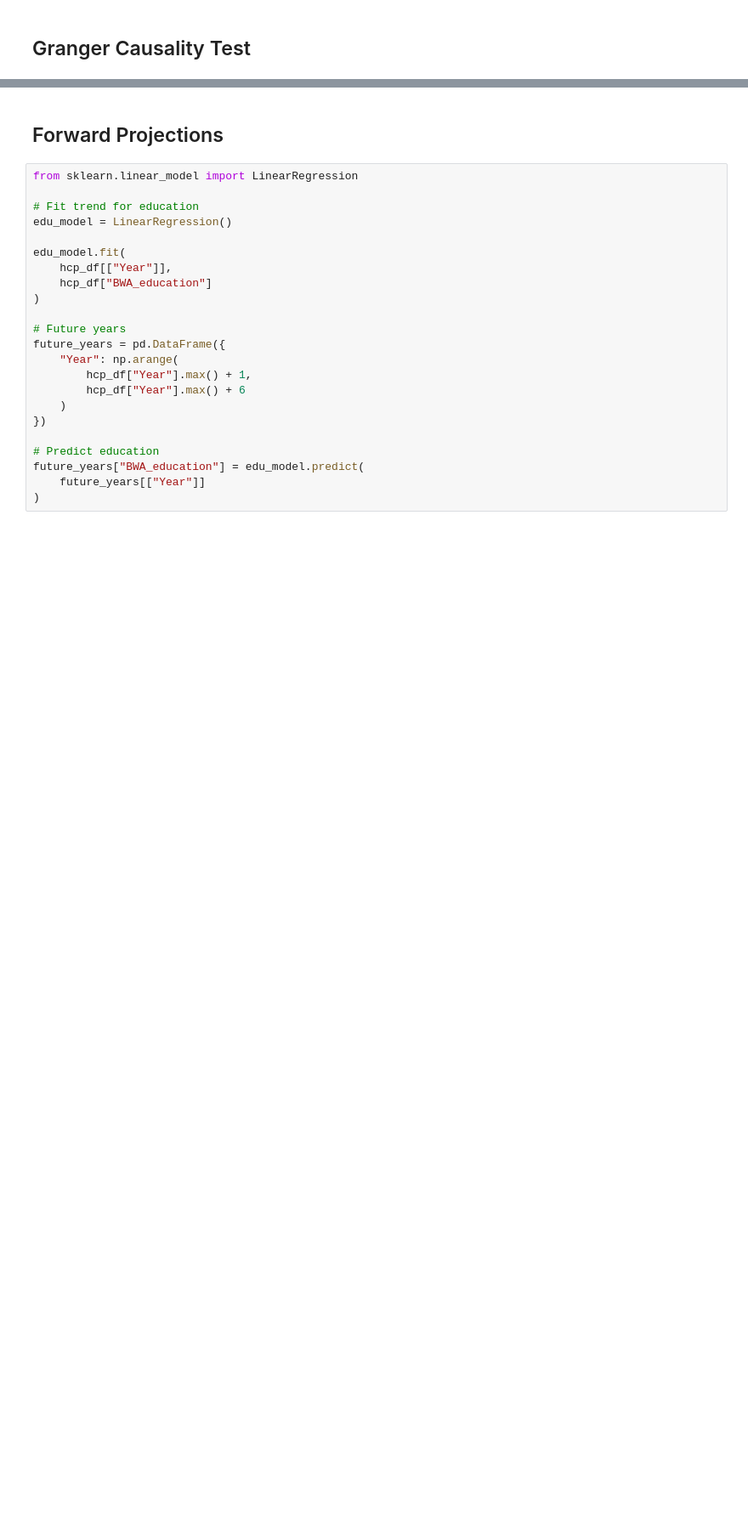
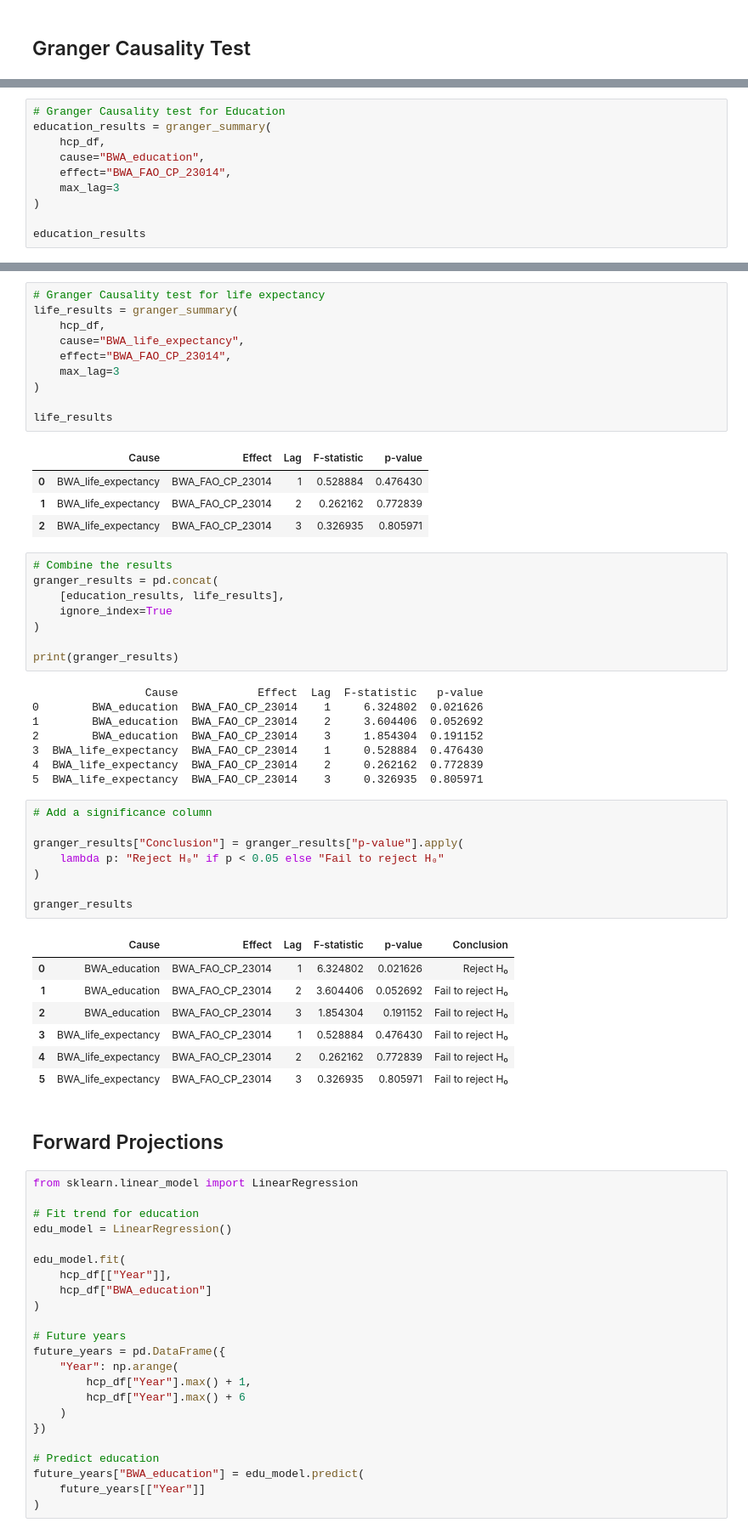
Before and after one commit to GorataB/Hackathon_PolyglotPioneers, a Jupyter notebook: HumanCapitalProject.ipynb, the cells around one changed output, grey strips where cells are left out. Shown at 85% size. Cells and saved outputs as stored; diff of their text form; blank space fills up the shorter version.

```diff
--- a/HumanCapitalProject.ipynb
+++ b/HumanCapitalProject.ipynb
@@ -176,0 +159,10 @@ Performing Granger Causality Tests (maxlags=3):
+# %%
+# Granger Causality test for Education
+education_results = granger_summary(
+    hcp_df,
+    cause="BWA_education",
+    effect="BWA_FAO_CP_23014",
+    max_lag=3
+)
+
+education_results
@@ -177,3 +174,50 @@ Performing Granger Causality Tests (maxlags=3):
+# %%
+# Granger Causality test for life expectancy
+life_results = granger_summary(
+    hcp_df,
+    cause="BWA_life_expectancy",
+    effect="BWA_FAO_CP_23014",
+    max_lag=3
+)
+
+life_results
+# %% [output]
+|  | Cause | Effect | Lag | F-statistic | p-value |
+| 0 | BWA_life_expectancy | BWA_FAO_CP_23014 | 1 | 0.528884 | 0.476430 |
+| 1 | BWA_life_expectancy | BWA_FAO_CP_23014 | 2 | 0.262162 | 0.772839 |
+| 2 | BWA_life_expectancy | BWA_FAO_CP_23014 | 3 | 0.326935 | 0.805971 |
+# %%
+# Combine the results
+granger_results = pd.concat(
+    [education_results, life_results],
+    ignore_index=True
+)
+
+print(granger_results)
+# %% [output]
+                 Cause            Effect  Lag  F-statistic   p-value
+0        BWA_education  BWA_FAO_CP_23014    1     6.324802  0.021626
+1        BWA_education  BWA_FAO_CP_23014    2     3.604406  0.052692
+2        BWA_education  BWA_FAO_CP_23014    3     1.854304  0.191152
+3  BWA_life_expectancy  BWA_FAO_CP_23014    1     0.528884  0.476430
+4  BWA_life_expectancy  BWA_FAO_CP_23014    2     0.262162  0.772839
+5  BWA_life_expectancy  BWA_FAO_CP_23014    3     0.326935  0.805971
+# %%
+# Add a significance column
+
+granger_results["Conclusion"] = granger_results["p-value"].apply(
+    lambda p: "Reject H₀" if p < 0.05 else "Fail to reject H₀"
+)
+
+granger_results
+# %% [output]
+|  | Cause | Effect | Lag | F-statistic | p-value | Conclusion |
+| 0 | BWA_education | BWA_FAO_CP_23014 | 1 | 6.324802 | 0.021626 | Reject H₀ |
+| 1 | BWA_education | BWA_FAO_CP_23014 | 2 | 3.604406 | 0.052692 | Fail to reject H₀ |
+| 2 | BWA_education | BWA_FAO_CP_23014 | 3 | 1.854304 | 0.191152 | Fail to reject H₀ |
+| 3 | BWA_life_expectancy | BWA_FAO_CP_23014 | 1 | 0.528884 | 0.476430 | Fail to reject H₀ |
+| 4 | BWA_life_expectancy | BWA_FAO_CP_23014 | 2 | 0.262162 | 0.772839 | Fail to reject H₀ |
+| 5 | BWA_life_expectancy | BWA_FAO_CP_23014 | 3 | 0.326935 | 0.805971 | Fail to reject H₀ |
 # %% [markdown]
 ## Forward Projections
 # %%
```
Also changed, not shown: parts of 5 cells of this notebook, 1 other file.
